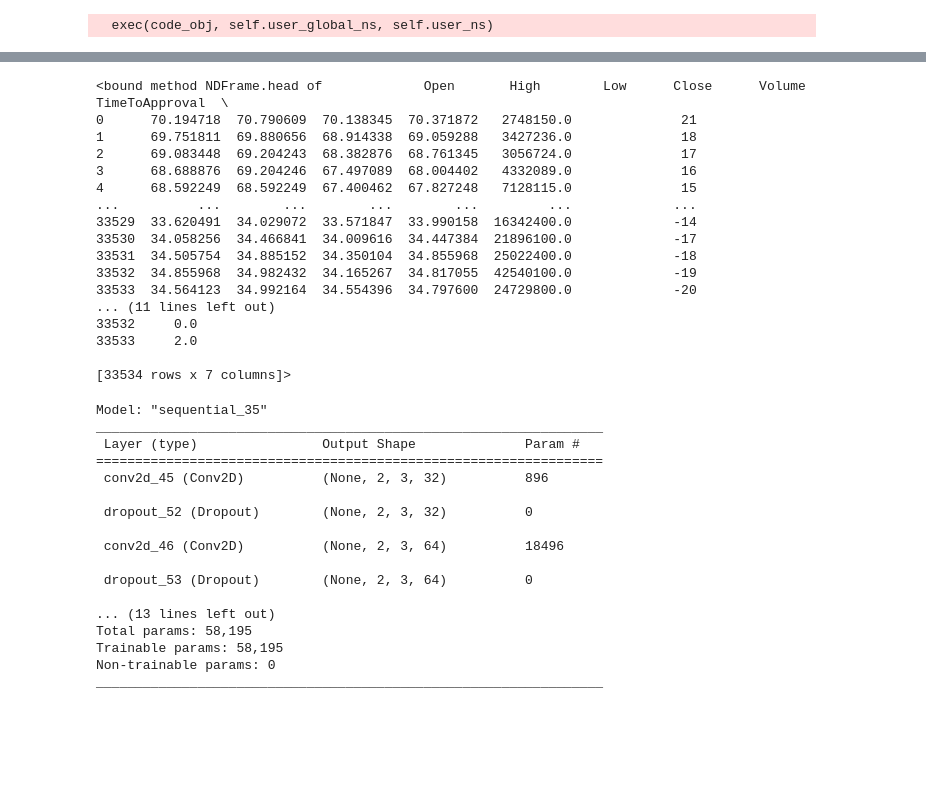
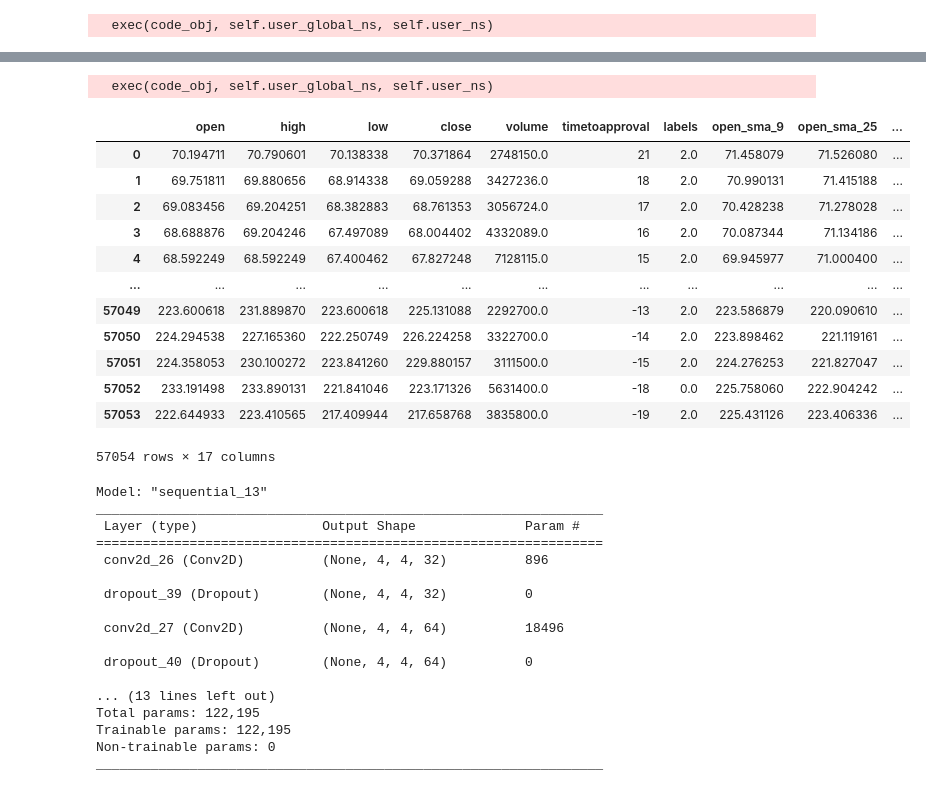
Before and after one commit to amodq/FDATradingStrategy, a Jupyter notebook: BioTech_Notebook.ipynb, the cells around one changed output, grey strips where cells are left out. Cells and saved outputs as stored; diff of their text form; code cells hidden in the pictures; blank space fills up the shorter version.

```diff
--- a/BioTech_Notebook.ipynb
+++ b/BioTech_Notebook.ipynb
@@ -457,23 +435,23 @@ See the caveats in the documentation: https://pandas.pydata.org/pandas-docs/stab
 finaldf.to_csv('priceanddates.csv')
+# %%
+finaldf = pd.read_csv('priceanddates.csv', error_bad_lines=False, engine="c")
+# %% [output]
+  exec(code_obj, self.user_global_ns, self.user_ns)
 # %%
-finaldf.head
+finaldf
 # %% [output]
+|  | open | high | low | close | volume | timetoapproval | labels | open_sma_9 | open_sma_25 | ... |
+| 0 | 70.194711 | 70.790601 | 70.138338 | 70.371864 | 2748150.0 | 21 | 2.0 | 71.458079 | 71.526080 | ... |
+| 1 | 69.751811 | 69.880656 | 68.914338 | 69.059288 | 3427236.0 | 18 | 2.0 | 70.990131 | 71.415188 | ... |
+| 2 | 69.083456 | 69.204251 | 68.382883 | 68.761353 | 3056724.0 | 17 | 2.0 | 70.428238 | 71.278028 | ... |
+| 3 | 68.688876 | 69.204246 | 67.497089 | 68.004402 | 4332089.0 | 16 | 2.0 | 70.087344 | 71.134186 | ... |
+| 4 | 68.592249 | 68.592249 | 67.400462 | 67.827248 | 7128115.0 | 15 | 2.0 | 69.945977 | 71.000400 | ... |
+| ... | ... | ... | ... | ... | ... | ... | ... | ... | ... | ... |
+| 57049 | 223.600618 | 231.889870 | 223.600618 | 225.131088 | 2292700.0 | -13 | 2.0 | 223.586879 | 220.090610 | ... |
+| 57050 | 224.294538 | 227.165360 | 222.250749 | 226.224258 | 3322700.0 | -14 | 2.0 | 223.898462 | 221.119161 | ... |
+| 57051 | 224.358053 | 230.100272 | 223.841260 | 229.880157 | 3111500.0 | -15 | 2.0 | 224.276253 | 221.827047 | ... |
+| 57052 | 233.191498 | 233.890131 | 221.841046 | 223.171326 | 5631400.0 | -18 | 0.0 | 225.758060 | 222.904242 | ... |
+| 57053 | 222.644933 | 223.410565 | 217.409944 | 217.658768 | 3835800.0 | -19 | 2.0 | 225.431126 | 223.406336 | ... |
-<bound method NDFrame.head of             Open       High        Low      Close      Volume  TimeToApproval  \
-0      70.194718  70.790609  70.138345  70.371872   2748150.0              21
-1      69.751811  69.880656  68.914338  69.059288   3427236.0              18
-2      69.083448  69.204243  68.382876  68.761345   3056724.0              17
-3      68.688876  69.204246  67.497089  68.004402   4332089.0              16
-4      68.592249  68.592249  67.400462  67.827248   7128115.0              15
-...          ...        ...        ...        ...         ...             ...
-33529  33.620491  34.029072  33.571847  33.990158  16342400.0             -14
-33530  34.058256  34.466841  34.009616  34.447384  21896100.0             -17
-33531  34.505754  34.885152  34.350104  34.855968  25022400.0             -18
-33532  34.855968  34.982432  34.165267  34.817055  42540100.0             -19
-33533  34.564123  34.992164  34.554396  34.797600  24729800.0             -20
-... (11 lines left out)
-33532     0.0
-33533     2.0
-
-[33534 rows x 7 columns]>
+57054 rows × 17 columns
 # %%
 # taken from  nayash / stock_cnn_blog_pub
@@ -593,13 +573,14 @@ x_train, x_test, y_train, y_test = train_test_split(finaldf.loc[:, 'Open':'TimeT
 x_train, x_cv, y_train, y_cv = train_test_split(x_train, y_train, train_size=0.8, test_size=0.2, random_state=2, shuffle=True, stratify=y_train)
 # %%
-# referenced  nayash / stock_cnn_blog_pub
+# referenced  "Algorithmic Financial Trading with Deep Convolutional Neural Networks: Time Series to Image Conversion Approach" and nayash / stock_cnn_blog_pub
+# the layers of the neural net, in which we apply CNNs
 
 from keras.models import Sequential
 from keras.layers import Dense, Dropout
 from keras.layers.convolutional import Conv2D
 from keras.layers import Activation, Flatten
 model = Sequential()
-model.add(Conv2D(32, kernel_size = (3, 3), activation='relu', padding='same', strides=(1,1), input_shape=(2, 3, 3)))
+model.add(Conv2D(32, kernel_size = (3, 3), activation='relu', padding='same', strides=(1,1), input_shape=(4, 4, 3)))
 model.add(Dropout(0.25))
 model.add(Conv2D(64, kernel_size = (3, 3), activation='relu', padding='same', strides=(1, 1)))
 model.add(Dropout(0.2))
@@ -613,21 +594,21 @@ model.compile(loss='categorical_crossentropy', optimizer='SGD', metrics=['accura
 
 model.summary()
 # %% [output]
-Model: "sequential_35"
+Model: "sequential_13"
 _________________________________________________________________
  Layer (type)                Output Shape              Param #
 =================================================================
- conv2d_45 (Conv2D)          (None, 2, 3, 32)          896
+ conv2d_26 (Conv2D)          (None, 4, 4, 32)          896
 
- dropout_52 (Dropout)        (None, 2, 3, 32)          0
+ dropout_39 (Dropout)        (None, 4, 4, 32)          0
 
- conv2d_46 (Conv2D)          (None, 2, 3, 64)          18496
+ conv2d_27 (Conv2D)          (None, 4, 4, 64)          18496
 
- dropout_53 (Dropout)        (None, 2, 3, 64)          0
+ dropout_40 (Dropout)        (None, 4, 4, 64)          0
 
 ... (13 lines left out)
-Total params: 58,195
-Trainable params: 58,195
+Total params: 122,195
+Trainable params: 122,195
 Non-trainable params: 0
 _________________________________________________________________
 # %%
```
Also changed, not shown: parts of 33 cells of this notebook, 9 other files.
